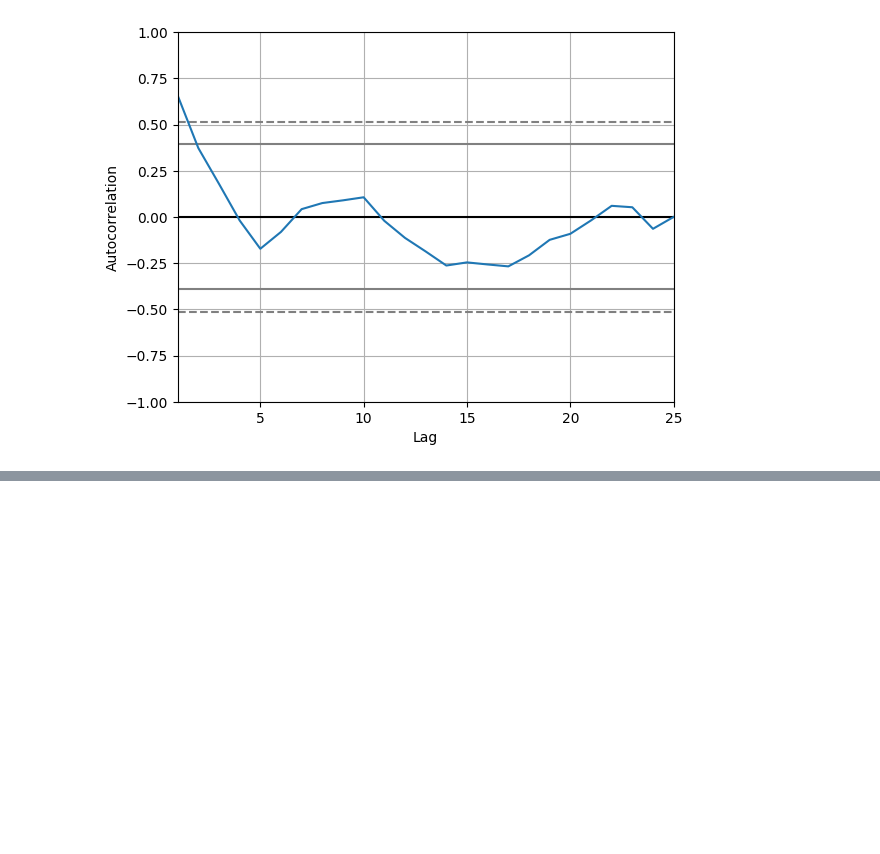
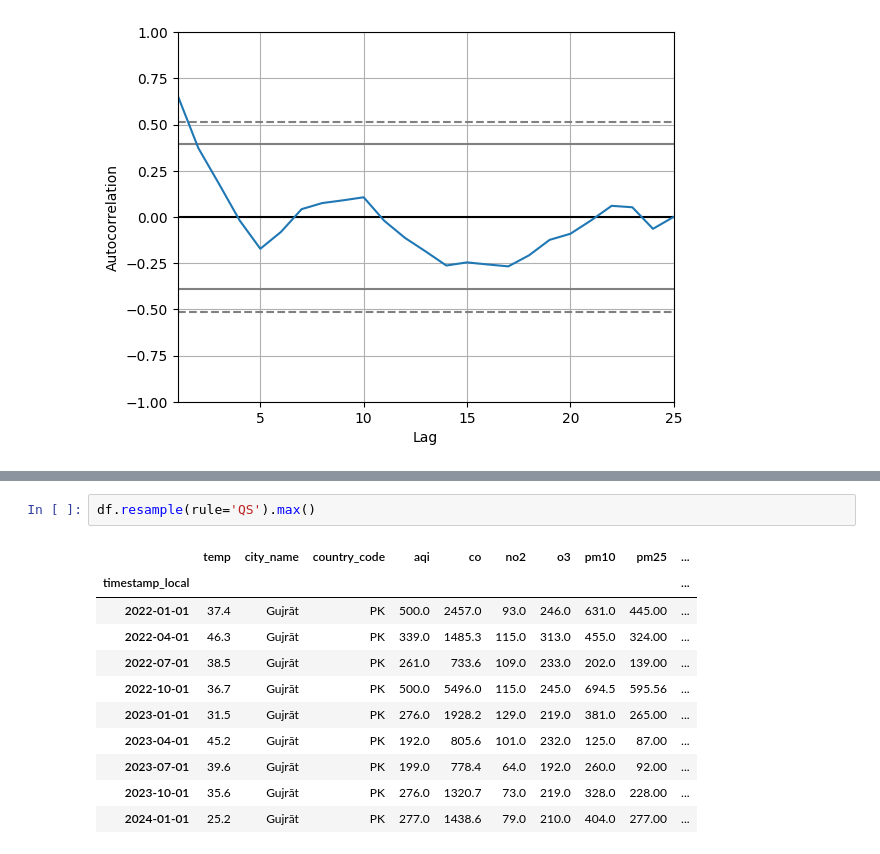
Before and after one commit to 11a55an/air-pollution-forecasting, a Jupyter notebook: machine_learning/data_analysis.ipynb, the cells around one changed output, grey strips where cells are left out. Drawn from its saved outputs; the diff is of its cells as text; blank space fills up the shorter version.

```diff
--- a/machine_learning/data_analysis.ipynb
+++ b/machine_learning/data_analysis.ipynb
@@ -376,0 +403,14 @@ pd.plotting.autocorrelation_plot(df_indexed['pm25'].resample("1m").mean())
+# %%
+df.resample(rule='QS').max()
+# %% [output]
+|  | temp | city_name | country_code | aqi | co | no2 | o3 | pm10 | pm25 | ... |
+| timestamp_local |  |  |  |  |  |  |  |  |  | ... |
+| 2022-01-01 | 37.4 | Gujrāt | PK | 500.0 | 2457.0 | 93.0 | 246.0 | 631.0 | 445.00 | ... |
+| 2022-04-01 | 46.3 | Gujrāt | PK | 339.0 | 1485.3 | 115.0 | 313.0 | 455.0 | 324.00 | ... |
+| 2022-07-01 | 38.5 | Gujrāt | PK | 261.0 | 733.6 | 109.0 | 233.0 | 202.0 | 139.00 | ... |
+| 2022-10-01 | 36.7 | Gujrāt | PK | 500.0 | 5496.0 | 115.0 | 245.0 | 694.5 | 595.56 | ... |
+| 2023-01-01 | 31.5 | Gujrāt | PK | 276.0 | 1928.2 | 129.0 | 219.0 | 381.0 | 265.00 | ... |
+| 2023-04-01 | 45.2 | Gujrāt | PK | 192.0 | 805.6 | 101.0 | 232.0 | 125.0 | 87.00 | ... |
+| 2023-07-01 | 39.6 | Gujrāt | PK | 199.0 | 778.4 | 64.0 | 192.0 | 260.0 | 92.00 | ... |
+| 2023-10-01 | 35.6 | Gujrāt | PK | 276.0 | 1320.7 | 73.0 | 219.0 | 328.0 | 228.00 | ... |
+| 2024-01-01 | 25.2 | Gujrāt | PK | 277.0 | 1438.6 | 79.0 | 210.0 | 404.0 | 277.00 | ... |
```
Also changed, not shown: parts of 8 cells of this notebook, 1 other file.
